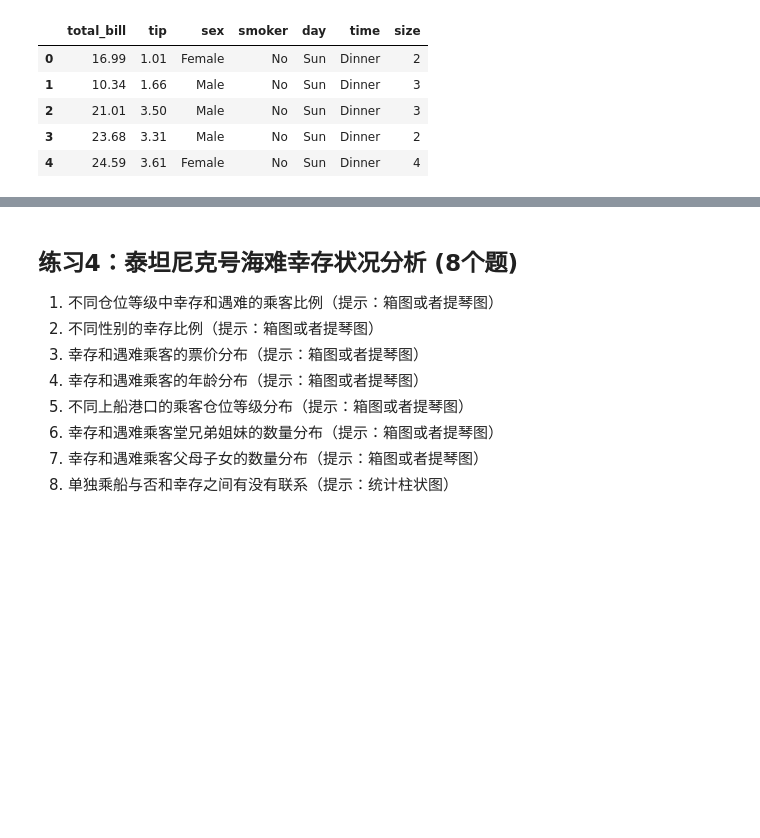
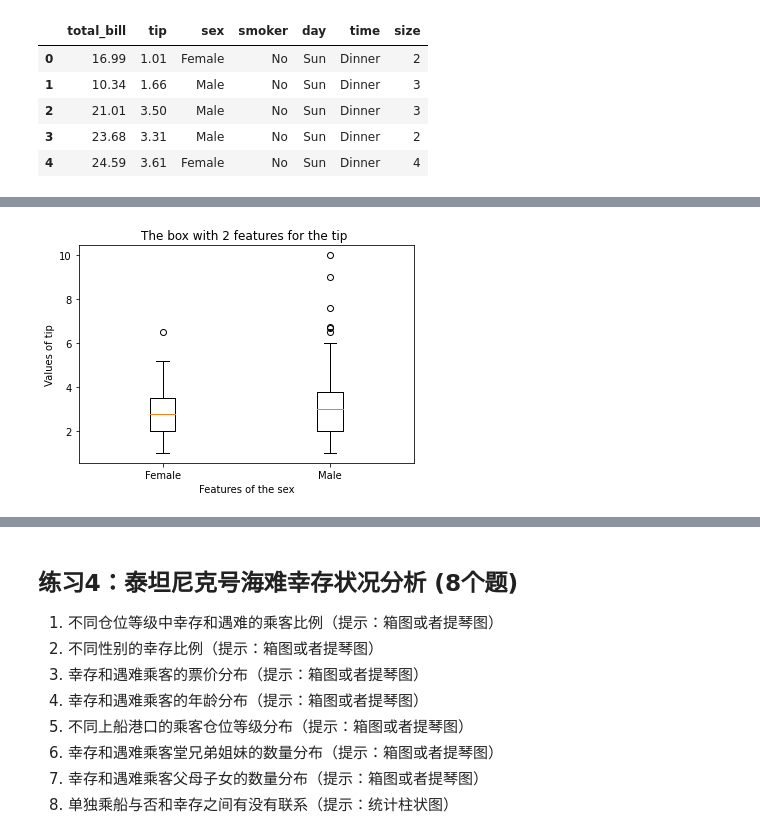
Before and after one commit to iphysresearch/GWData-Bootcamp, a Jupyter notebook: 2023/python/homework-matplotlib_seaborn.ipynb, the cells around one changed output, grey strips where cells are left out. Drawn from its saved outputs; the diff is of its cells as text; code cells hidden in the pictures; blank space fills up the shorter version.

```diff
--- a/2023/python/homework-matplotlib_seaborn.ipynb
+++ b/2023/python/homework-matplotlib_seaborn.ipynb
@@ -241,0 +232,9 @@ Female  2.931515  2.773519
+# %%
+#分为男女两个数据集
+data_sex= data.groupby('sex')
+
+data_f = data_sex.get_group('Female')
+
+data_m = data_sex.get_group('Male')
+
+data_f.head()
@@ -241,0 +248,13 @@ Female  2.931515  2.773519
+# %%
+#创建一个1*2的数组保存男女tip数据
+tip_sex = [0,0]
+tip_sex[0] = data_f['tip']
+tip_sex[1] = data_m['tip']
+#画箱图
+plt.boxplot(tip_sex,labels=['Female','Male'])
+plt.title('The box with 2 features for the tip ')
+plt.xlabel('Features of the sex')
+plt.ylabel('Values of tip')
+plt.show()
+# %% [output]
+[figure, added]
```
Also changed, not shown: parts of 41 cells of this notebook.
